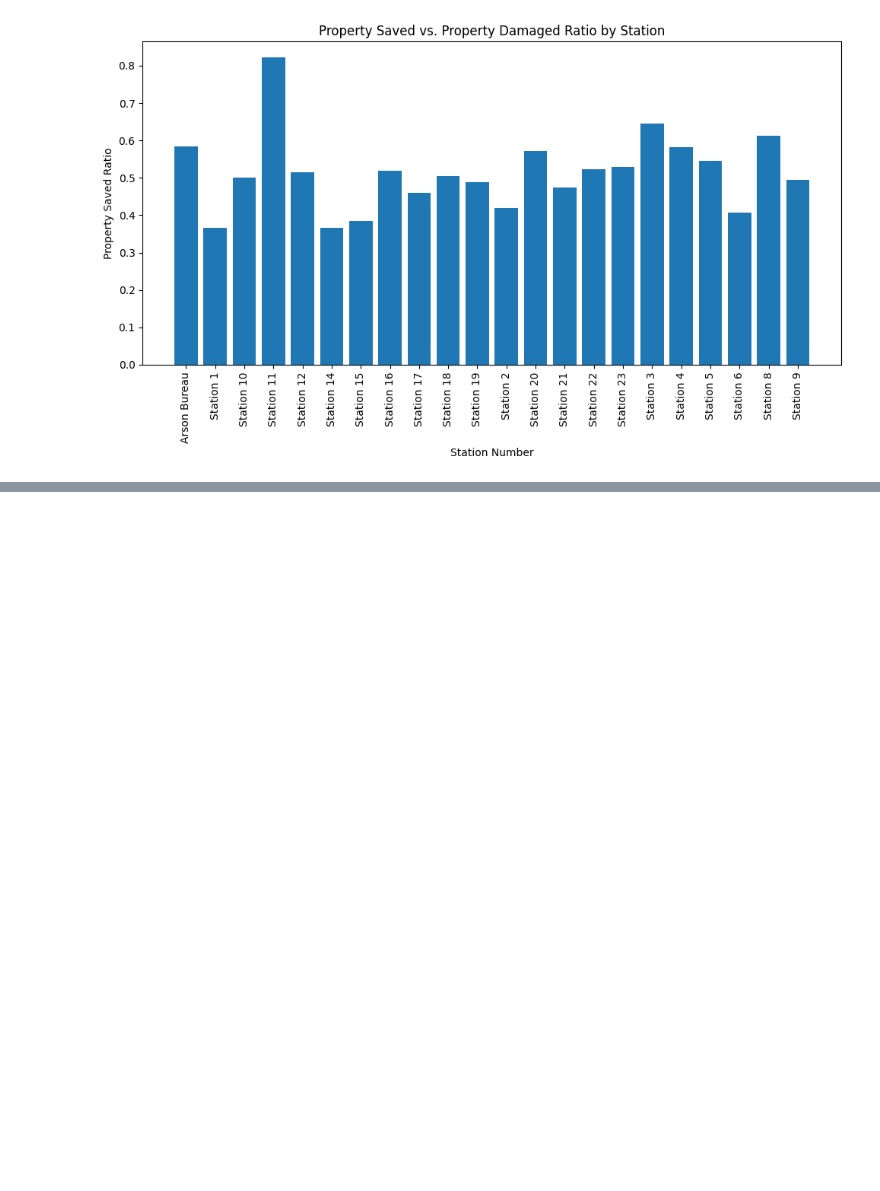
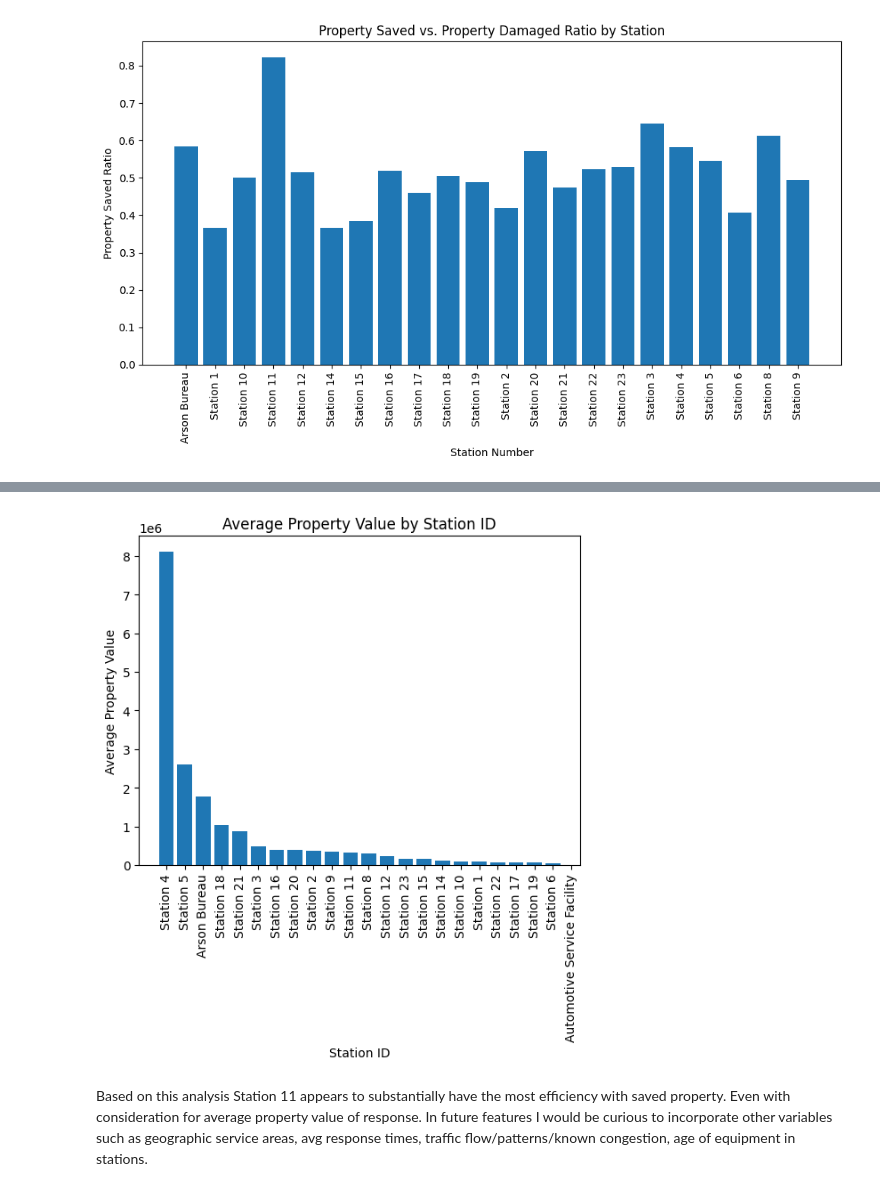
Before and after one commit to RobBecht/final_project, a Jupyter notebook: station_save_rates.ipynb, the cells around one changed output, grey strips where cells are left out. Drawn from its saved outputs; the diff is of its cells as text; code cells hidden in the pictures; blank space fills up the shorter version.

Commit message:
readme update and additional visual

```diff
--- a/station_save_rates.ipynb
+++ b/station_save_rates.ipynb
@@ -98,0 +101,4 @@ plt.show()
+# %%
+df = pd.merge(incidents, prop_damage, left_on='Inci_No', right_on='inci_no', how='outer')
+
+df.head()
@@ -98,0 +113,15 @@ plt.show()
+# %%
+average_values = df.groupby('Station')['Pre_Inci_Value'].mean()
+
+average_values = average_values.sort_values(ascending=False)
+
+plt.bar(average_values.index, average_values.values)
+plt.xlabel('Station ID')
+plt.ylabel('Average Property Value')
+plt.title('Average Property Value by Station ID')
+plt.xticks(rotation=90)  # Rotate x-axis labels for better readability if necessary
+plt.show()
+# %% [output]
+[figure, added]
+# %% [markdown]
+Based on this analysis Station 11 appears to substantially have the most efficiency with saved property. Even with consideration for average property value of response. In future features I would be curious to incorporate other variables such as geographic service areas, avg response times, traffic flow/patterns/known congestion, age of equipment in stations.
```
Also changed, not shown: parts of 6 cells of this notebook, 1 other file.
